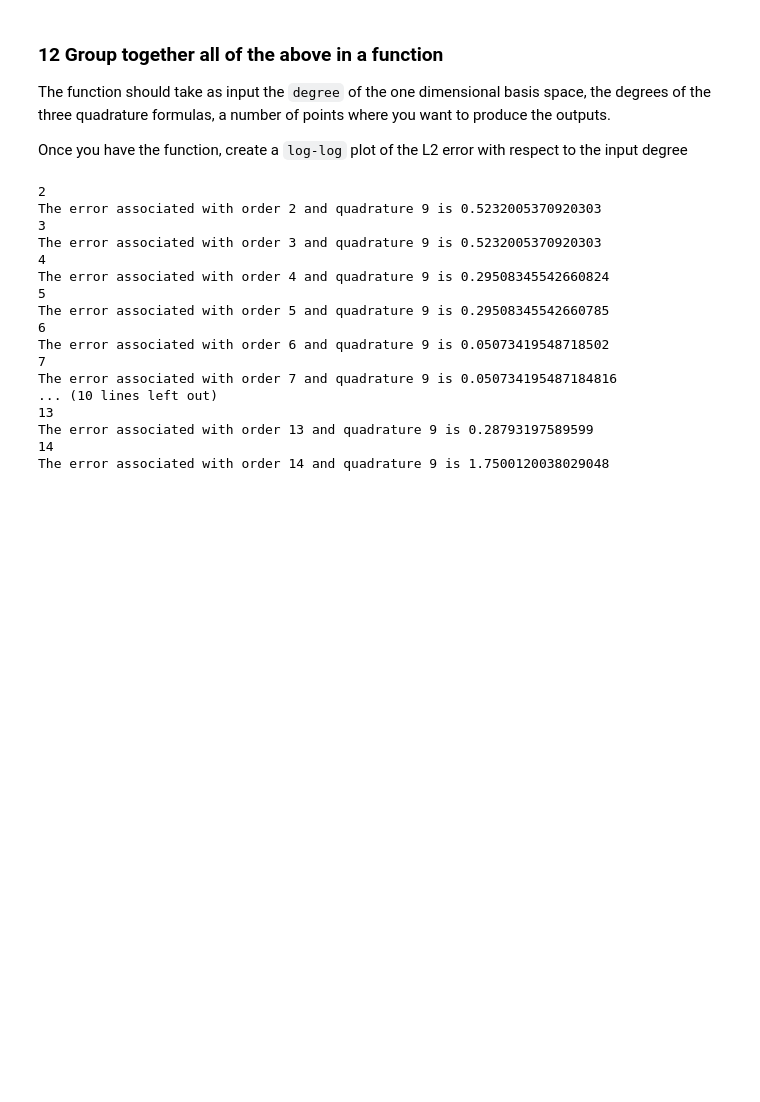
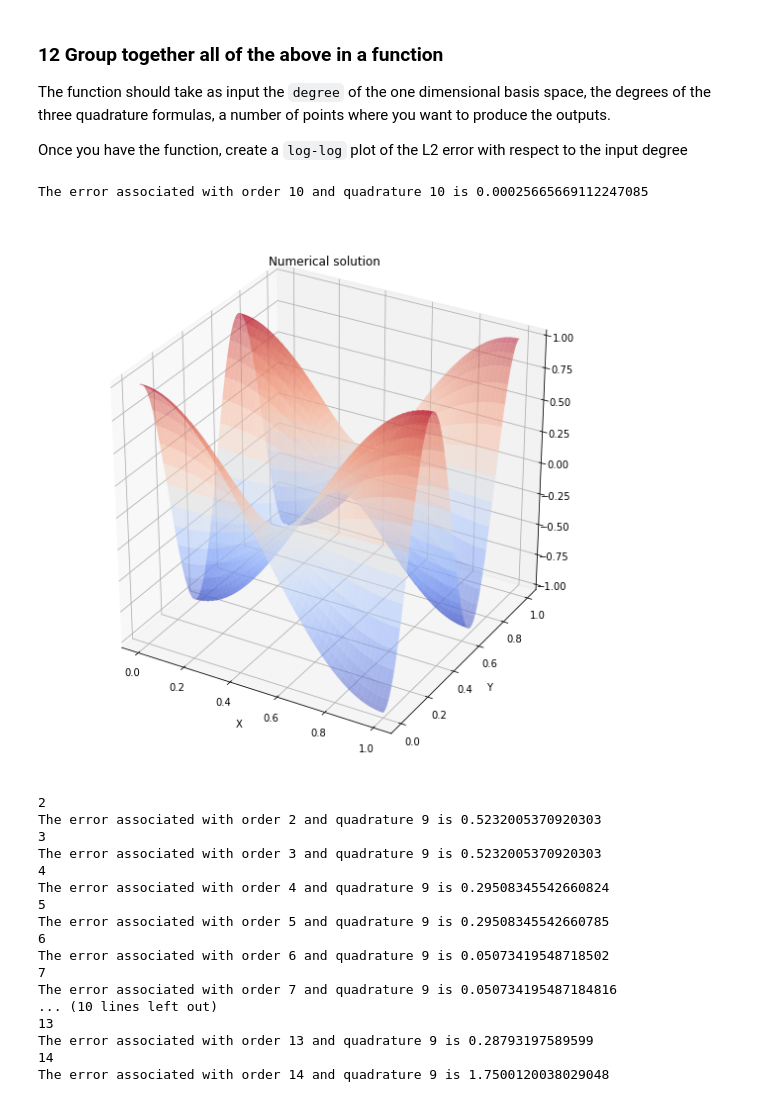
Before and after one commit to DomagojKorais/P1.4_seed, a Jupyter notebook: FinalProject.ipynb, the cells around one changed output. Drawn from its saved outputs; the diff is of its cells as text; code cells hidden in the pictures; blank space fills up the shorter version.

```diff
--- a/FinalProject.ipynb
+++ b/FinalProject.ipynb
@@ -484,10 +493,14 @@ The function should take as input the `degree` of the one dimensional basis spac
 Once you have the function, create a `log-log` plot of the L2 error with respect to the input degree
 # %%
+plot_resolution = 257
+
+
+
 some_points=np.array([0,0.2,0.4])
 some_points_squared=meshgrid(some_points)
 order = 9# You should be able to change this, and everything else should work accordingly
 
-def my_little_function (order=10, quadrature_size_matrices=9,quadrature_size_rhs=9,quadrature_size_error=9,some_points_squared=some_points_squared):
+def my_little_function (order=10, quadrature_size_matrices=10,quadrature_size_rhs=11,quadrature_size_error=12,points_for_plot=plot_resolution):
 
     #block 1, cheb
 
@@ -503,9 +516,9 @@ def my_little_function (order=10, quadrature_size_matrices=9,quadrature_size_rhs
 
     #block 2, lagrange on cheb
 
-    plot_resolution = 257
-    s = linspace(0, 1, plot_resolution)
-    Vs = zeros((order,plot_resolution))
+
+    s = linspace(0, 1, points_for_plot)
+    Vs = zeros((order,points_for_plot))
 
     basis_1d = []
 
@@ -678,7 +691,7 @@ def my_little_function (order=10, quadrature_size_matrices=9,quadrature_size_rhs
     u = solve(A,b)
     u = reshape(u, (order, order))
 
-    us = einsum('qrij, ij', V2s, u)
+    us = einsum('qrij, ij',V2s, u)
 
     #Block 11 computing the error
 
@@ -725,7 +738,18 @@ def my_little_function (order=10, quadrature_size_matrices=9,quadrature_size_rhs
     error = sqrt( einsum("rq,rq",to_square**2,W2e))
 
     print("The error associated with order",order,"and quadrature",quadrature_size_matrices,"is",error)
-    return(error)
+    return(error,us)
+# %%
+#plotting the function
+fig = figure(figsize=[10,10])
+ax = fig.gca(projection='3d')
+ax.set_xlabel("X")
+ax.set_ylabel("Y")
+ax.set_title("Numerical solution")
+surf2 = ax.plot_surface(X[0], X[1], my_little_function(order=10)[1], rstride=5, cstride=5, cmap=cm.coolwarm, alpha=0.5)
+# %% [output]
+The error associated with order 10 and quadrature 10 is 0.00025665669112247085
+[figure, added]
 # %%
 error=[]
 all_order=[]
```
Also changed, not shown: parts of 8 cells of this notebook.
